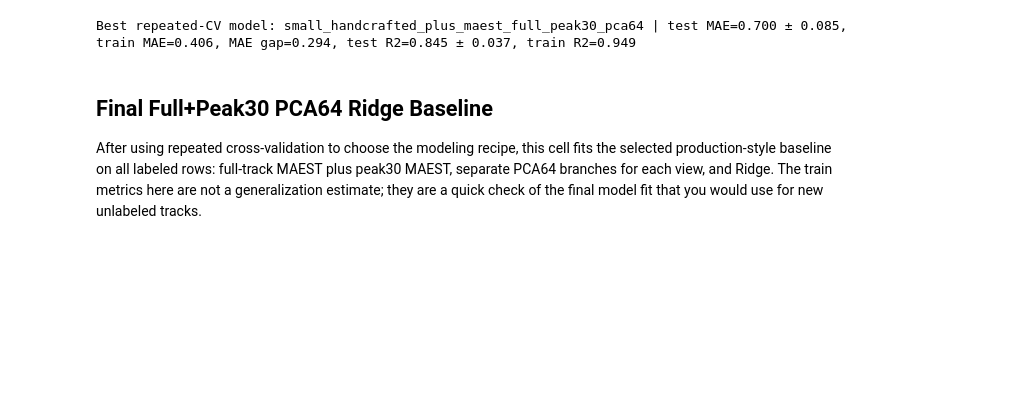
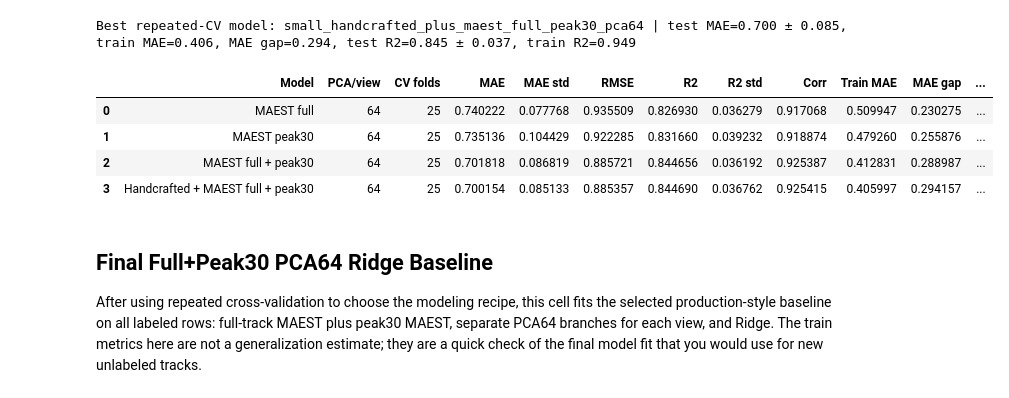
Before and after one commit to josephedaher24/djprojectexploration, a Jupyter notebook: notebooks/energy_feature_visualization.ipynb, the cells around one changed output. Drawn from its saved outputs; the diff is of its cells as text; code cells hidden in the pictures; blank space fills up the shorter version.

```diff
--- a/notebooks/energy_feature_visualization.ipynb
+++ b/notebooks/energy_feature_visualization.ipynb
@@ -1256,6 +1256,7 @@ MAEST_REPEATED_CV_VARIANTS = [
     "peak30",
     "full_plus_peak30",
     "handcrafted_plus_full_peak30",
+    "handcrafted"
 ]
 
 
@@ -1503,6 +1504,91 @@ print(
 )
 # %% [output]
 Best repeated-CV model: small_handcrafted_plus_maest_full_peak30_pca64 | test MAE=0.700 ± 0.085, train MAE=0.406, MAE gap=0.294, test R2=0.845 ± 0.037, train R2=0.949
+# %%
+import pandas as pd
+import re
+
+PAPER_MODEL_ORDER = [
+    "full",
+    "peak30",
+    "full_plus_peak30",
+    "handcrafted_plus_full_peak30",
+]
+
+PAPER_MODEL_LABELS = {
+    "full": "MAEST full",
+    "peak30": "MAEST peak30",
+    "full_plus_peak30": "MAEST full + peak30",
+    "handcrafted_plus_full_peak30": "Handcrafted + MAEST full + peak30",
+}
+
+def parse_model_family(model_name: str) -> str | None:
+    name = str(model_name)
+
+    if name.startswith("small_handcrafted_plus_maest_full_peak30_pca64"):
+        return "handcrafted_plus_full_peak30"
+    if name.startswith("handcrafted_plus_maest_full_peak30_pca64"):
+        return "handcrafted_plus_full_peak30"
+    if name.startswith("maest_full_plus_peak30_pca64"):
+        return "full_plus_peak30"
+    if name.startswith("maest_peak30_pca64"):
+        return "peak30"
+    if name.startswith("maest_full_pca64"):
+        return "full"
+
+    return None
+
+def parse_pca_components(model_name: str):
+    match = re.search(r"_pca(\d+)", str(model_name))
+    return int(match.group(1)) if match else None
+
+paper_candidates = []
+for row in cv_summary:
+    family = parse_model_family(row["model"])
+    if family is None:
+        continue
+
+    out = dict(row)
+    out["family"] = family
+    out["label"] = PAPER_MODEL_LABELS[family]
+    out["pca_components"] = parse_pca_components(row["model"])
+    paper_candidates.append(out)
+
+# Pick best PCA setting within each model family by mean test MAE.
+paper_rows = []
+for family in PAPER_MODEL_ORDER:
+    family_rows = [r for r in paper_candidates if r["family"] == family]
+    if not family_rows:
+        continue
+    best_row = min(family_rows, key=lambda r: r["mae_mean"])
+    paper_rows.append(best_row)
+
+paper_df = pd.DataFrame([
+    {
+        "Model": row["label"],
+        "PCA/view": "--" if row["pca_components"] is None else row["pca_components"],
+        "CV folds": row["folds"],
+        "MAE": row["mae_mean"],
+        "MAE std": row["mae_std"],
+        "RMSE": row.get("rmse_mean", float("nan")),
+        "R2": row["r2_mean"],
+        "R2 std": row["r2_std"],
+        "Corr": row["corr_mean"],
+        "Train MAE": row["train_mae_mean"],
+        "MAE gap": row["mae_gap_mean"],
+        "Median alpha": row["alpha_median"],
+        "Raw model name": row["model"],
+    }
+    for row in paper_rows
+])
+
+display(paper_df)
+# %% [output]
+|  | Model | PCA/view | CV folds | MAE | MAE std | RMSE | R2 | R2 std | Corr | Train MAE | MAE gap | ... |
+| 0 | MAEST full | 64 | 25 | 0.740222 | 0.077768 | 0.935509 | 0.826930 | 0.036279 | 0.917068 | 0.509947 | 0.230275 | ... |
+| 1 | MAEST peak30 | 64 | 25 | 0.735136 | 0.104429 | 0.922285 | 0.831660 | 0.039232 | 0.918874 | 0.479260 | 0.255876 | ... |
+| 2 | MAEST full + peak30 | 64 | 25 | 0.701818 | 0.086819 | 0.885721 | 0.844656 | 0.036192 | 0.925387 | 0.412831 | 0.288987 | ... |
+| 3 | Handcrafted + MAEST full + peak30 | 64 | 25 | 0.700154 | 0.085133 | 0.885357 | 0.844690 | 0.036762 | 0.925415 | 0.405997 | 0.294157 | ... |
 # %% [markdown]
 ## Final Full+Peak30 PCA64 Ridge Baseline
 
```
Also changed, not shown: parts of 1 cell of this notebook, 9 other files.
